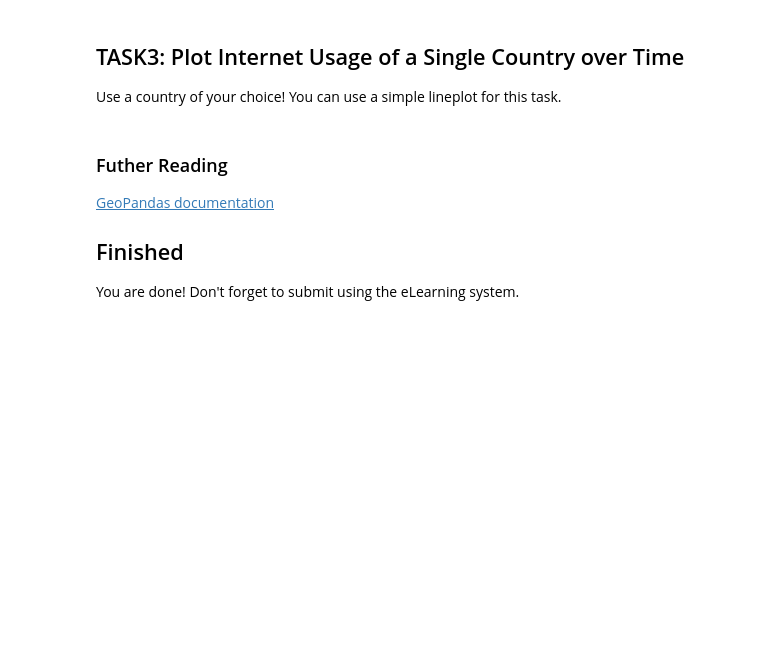
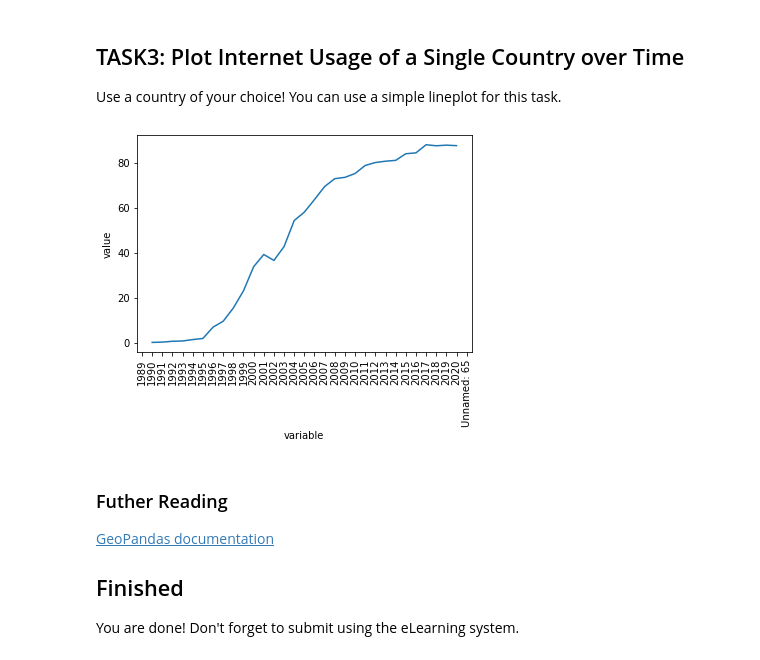
Before and after one commit to m-langer/FH-DataAnalysisP, a Jupyter notebook: LAB/02_Maps.ipynb, the cells around one changed output. Cells and saved outputs as stored; diff of their text form; code cells hidden in the pictures; blank space fills up the shorter version.

```diff
--- a/LAB/02_Maps.ipynb
+++ b/LAB/02_Maps.ipynb
@@ -160,3 +247,18 @@ raise NotImplementedError()
+# %%
+# YOUR CODE HERE
+#raise NotImplementedError()
+import seaborn as sns
+df3 = pd.read_csv('https://raw.githubusercontent.com/ADSLab-Salzburg/DataAnalysiswithPython/main/data/internet_usage.csv', skiprows=3)
+merge = world.set_index('iso_a3').join(df3.set_index('Country Code'))
+merge = merge.loc[merge['name'] == 'Austria', :]
+merge = merge.drop(columns=['pop_est','continent','name','gdp_md_est','geometry','centroid_column','Country Name','Indicator Name','Indicator Code'])
+merge = pd.melt(merge)
+merge.head(10)
+sns.lineplot(data=merge,x='variable',y='value')
+plt.xticks(rotation=90)
+plt.show()
+# %% [output]
+[figure, added]
 # %% [markdown]
 ### Futher Reading
 [GeoPandas documentation](http://geopandas.org/)
```
Also changed, not shown: parts of 20 cells of this notebook, 2 other files.
